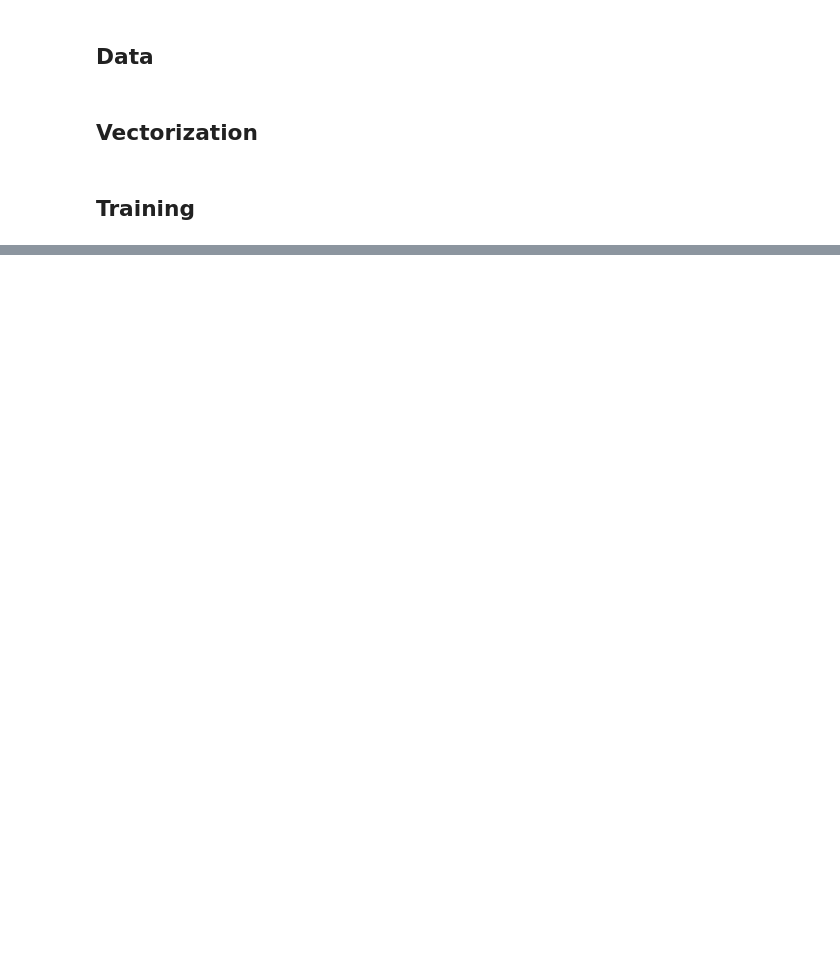
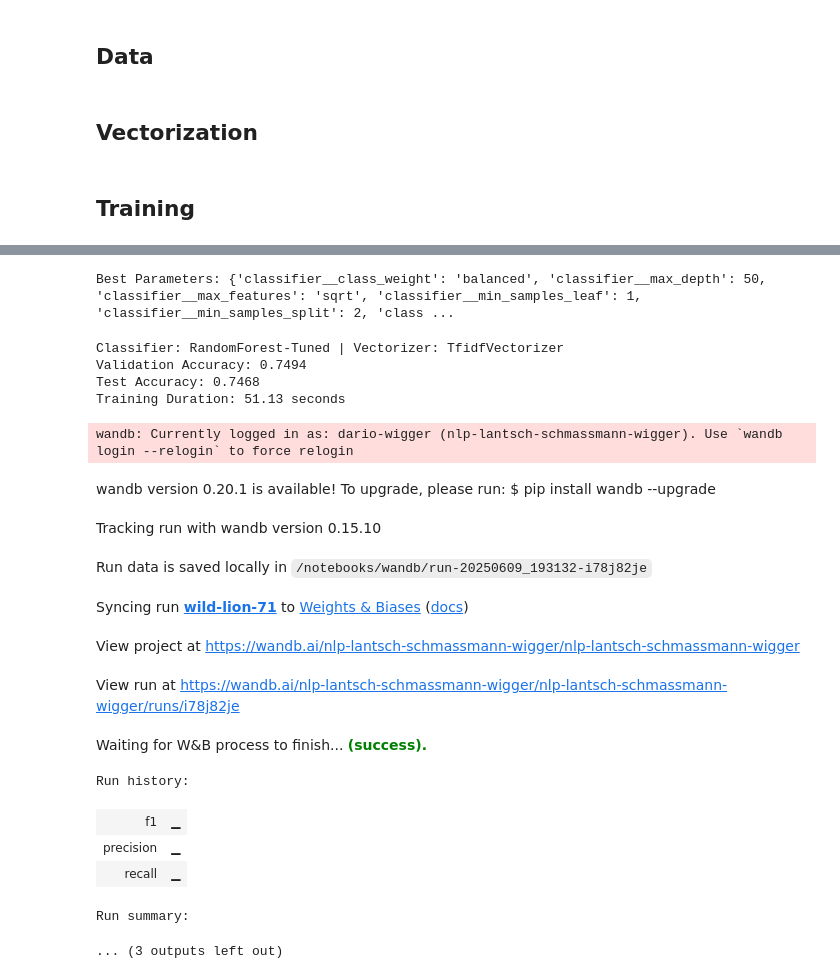
Before and after one commit to SeyaSchmassmann/nlp-project, a Jupyter notebook: models/randomForest.ipynb, the cells around one changed output, grey strips where cells are left out. Drawn from its saved outputs; the diff is of its cells as text; code cells hidden in the pictures; blank space fills up the shorter version.

```diff
--- a/models/randomForest.ipynb
+++ b/models/randomForest.ipynb
@@ -96,0 +141,17 @@ weighted avg       0.77      0.77      0.77     44999
+# %%
+pipeline = Pipeline([
+    ('vectorizer', TfidfVectorizer()),
+    ('classifier', RandomForestClassifier(n_estimators=100, random_state=42, n_jobs=-1))
+])
+
+param_grid = {
+    'classifier__n_estimators': [100, 200],
+    'classifier__max_depth': [20, 50],
+    'classifier__min_samples_split': [2, 5],
+    'classifier__min_samples_leaf': [1, 2],
+    'classifier__max_features': ['sqrt'],
+    'classifier__class_weight': ['balanced']
+}
+
+grid = GridSearchCV(pipeline, param_grid, cv=3, scoring='f1_macro', n_jobs=-1, verbose=2)
+grid.fit(train_texts, train_labels)
@@ -96,0 +190,37 @@ weighted avg       0.77      0.77      0.77     44999
+# %%
+print("Best Parameters:", grid.best_params_)
+# %% [output]
+Best Parameters: {'classifier__class_weight': 'balanced', 'classifier__max_depth': 50, 'classifier__max_features': 'sqrt', 'classifier__min_samples_leaf': 1, 'classifier__min_samples_split': 2, 'class ...
+# %%
+evaluate_classifier(
+    classifier=RandomForestClassifier(n_estimators=200, random_state=42, n_jobs=-1, class_weight='balanced', max_depth=50, max_features='sqrt', min_samples_leaf=1, min_samples_split=2),
+    classifier_name="RandomForest-Tuned",
+    vectorizer=tfidfVectorizer,
+    vectorizer_name="TfidfVectorizer",
+    train_texts=train_texts,
+    train_labels=train_labels,
+    validation_texts=validation_texts,
+    validation_labels=validation_labels,
+    test_texts=test_texts,
+    test_labels=test_labels,
+    model_name="randomForest"
+)
+# %% [output]
+Classifier: RandomForest-Tuned | Vectorizer: TfidfVectorizer
+Validation Accuracy: 0.7494
+Test Accuracy: 0.7468
+Training Duration: 51.13 seconds
+wandb: Currently logged in as: dario-wigger (nlp-lantsch-schmassmann-wigger). Use `wandb login --relogin` to force relogin
+wandb version 0.20.1 is available! To upgrade, please run: $ pip install wandb --upgrade
+Tracking run with wandb version 0.15.10
+Run data is saved locally in /notebooks/wandb/run-20250609_193132-i78j82je
+Syncing run wild-lion-71 to Weights & Biases (docs)
+View project at https://wandb.ai/nlp-lantsch-schmassmann-wigger/nlp-lantsch-schmassmann-wigger
+View run at https://wandb.ai/nlp-lantsch-schmassmann-wigger/nlp-lantsch-schmassmann-wigger/runs/i78j82je
+Waiting for W&B process to finish... (success).
+Run history:
+| f1 | ▁ |
+| precision | ▁ |
+| recall | ▁ |
+Run summary:
+... (3 outputs left out)
```
Also changed, not shown: parts of 15 cells of this notebook, 10 other files.
